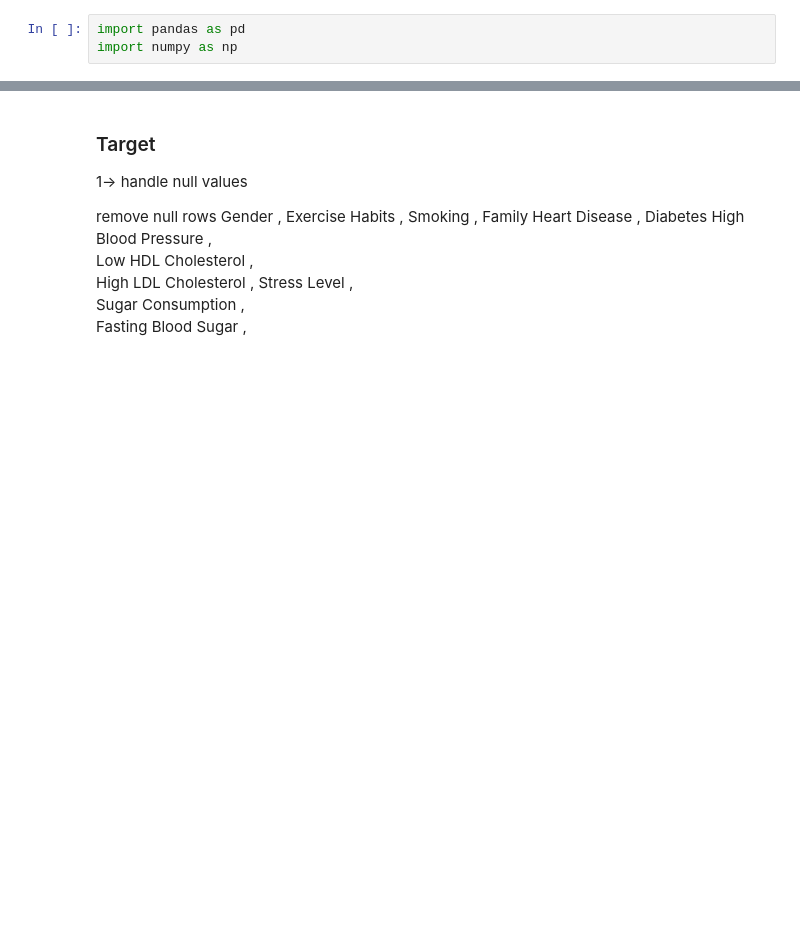
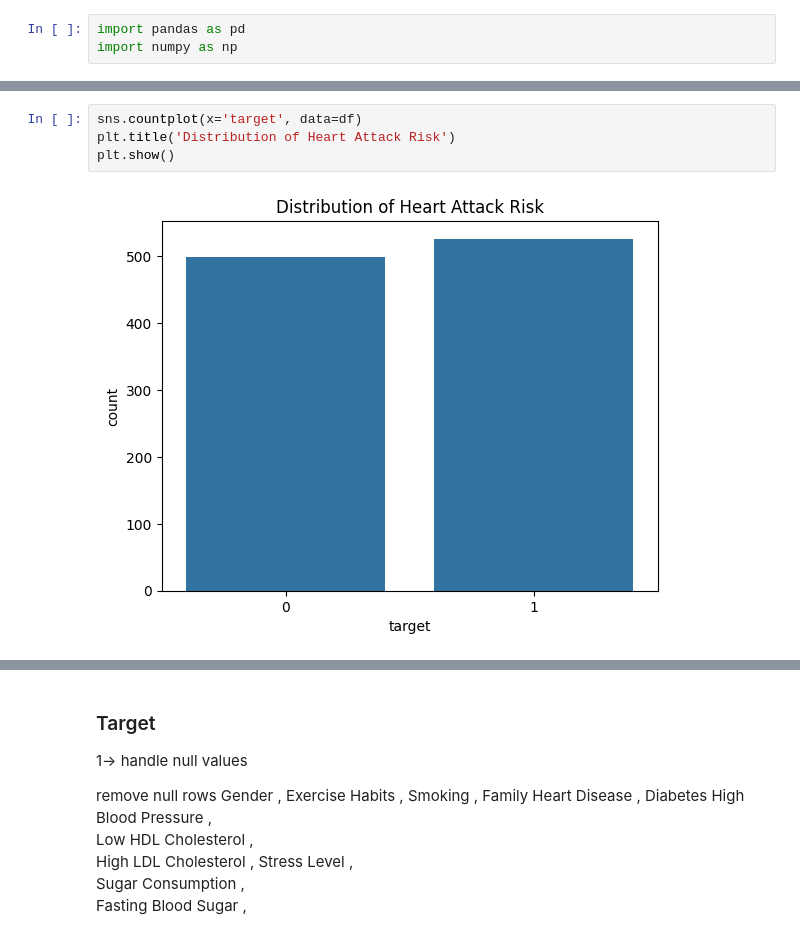
Before and after one commit to vivek34561/End-to-End-Heart-Disease-Prediction, a Jupyter notebook: notebook/data/EDA_heart_disease.ipynb, the cells around one changed output, grey strips where cells are left out. Drawn from its saved outputs; the diff is of its cells as text; blank space fills up the shorter version.

```diff
--- a/notebook/data/EDA_heart_disease.ipynb
+++ b/notebook/data/EDA_heart_disease.ipynb
@@ -23,0 +58,6 @@ df.head()
+# %%
+sns.countplot(x='target', data=df)
+plt.title('Distribution of Heart Attack Risk')
+plt.show()
+# %% [output]
+[figure, added]
```
Also changed, not shown: parts of 51 cells of this notebook, 29 other files.
